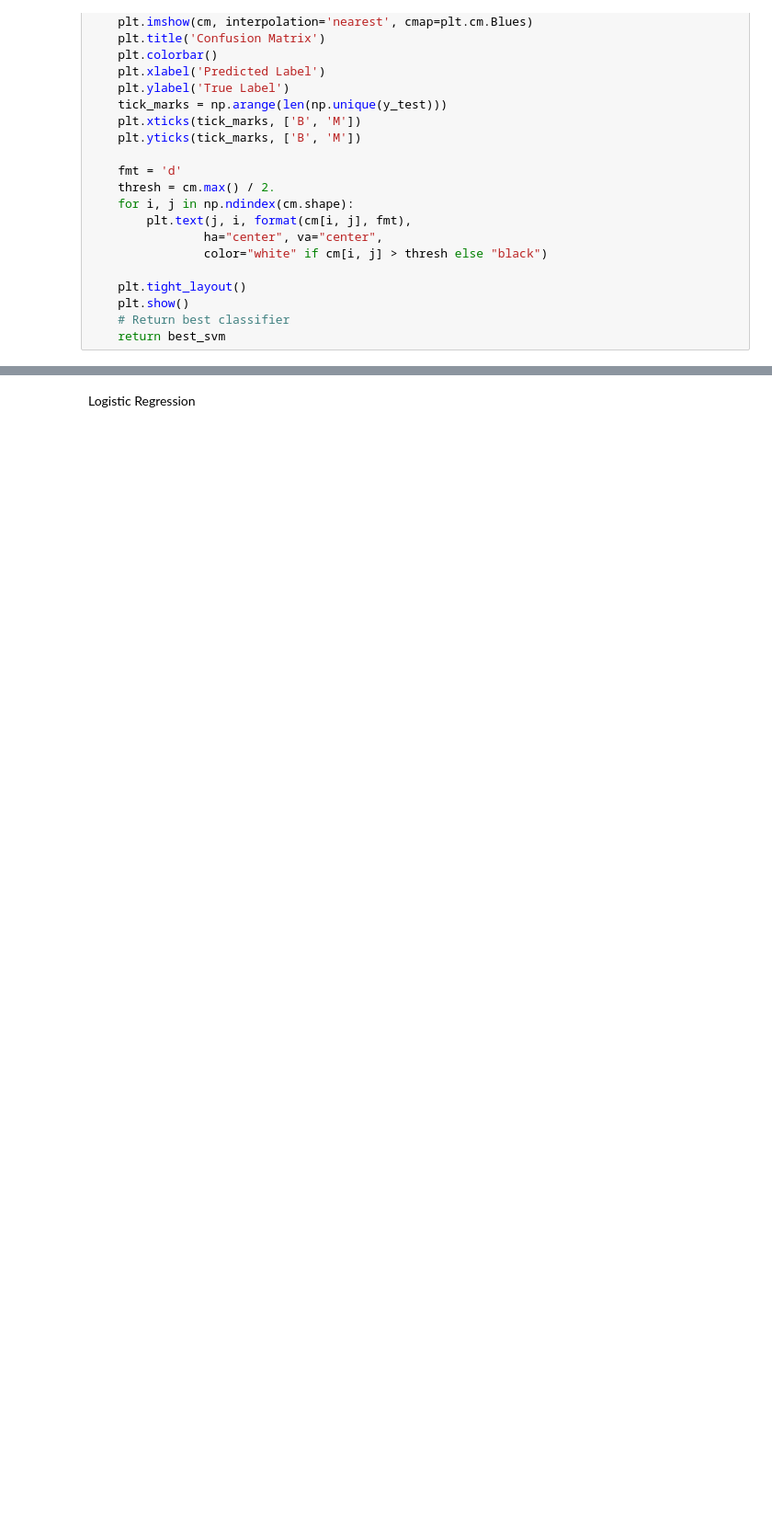
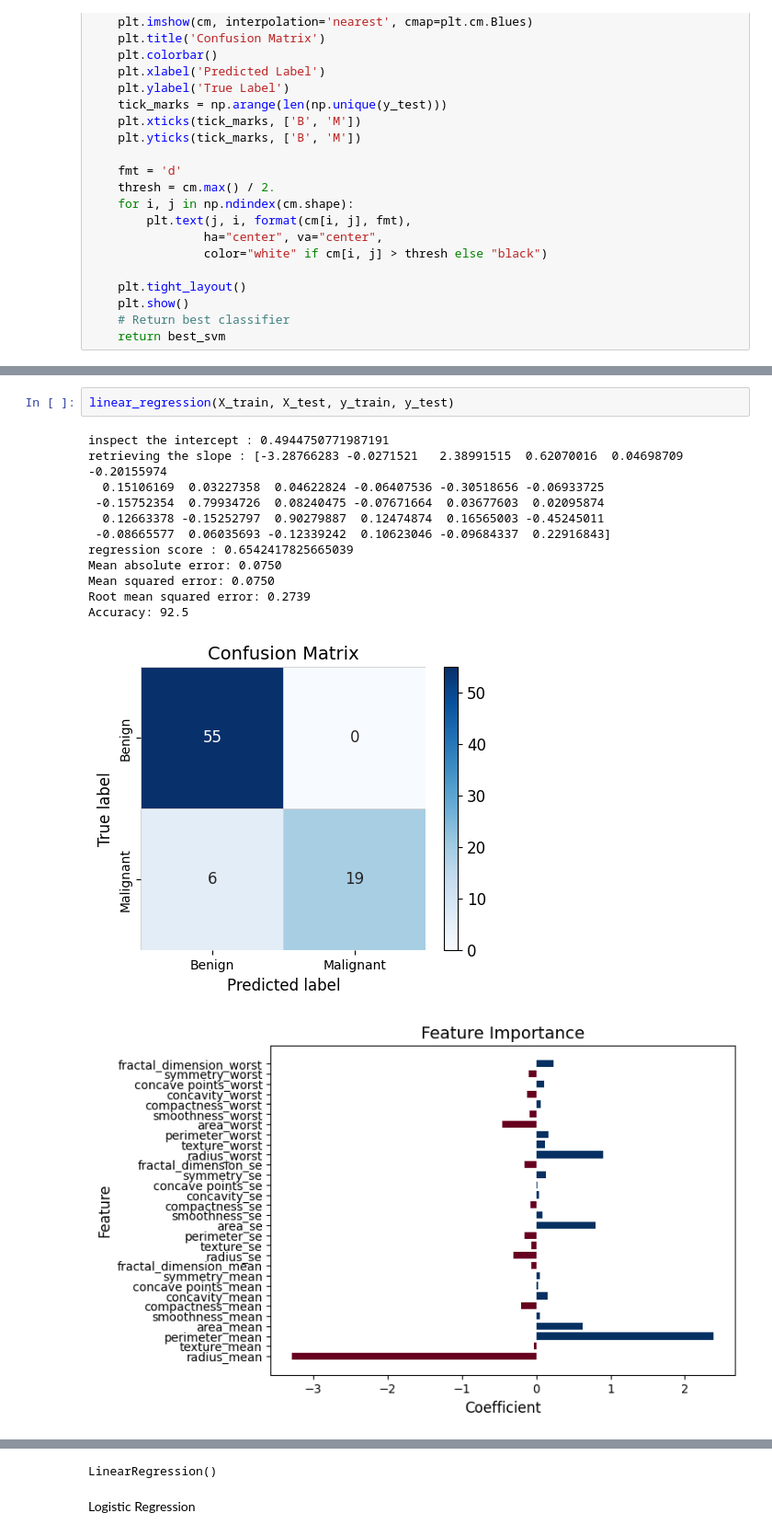
Before and after one commit to ZiadAssem/Breast-Cancer-Prediction, a Jupyter notebook: prediction.ipynb, the cells around one changed output, grey strips where cells are left out. Shown at 92% size. Cells and saved outputs as stored; diff of their text form; blank space fills up the shorter version.

```diff
--- a/prediction.ipynb
+++ b/prediction.ipynb
@@ -448,0 +676,16 @@ svm_classifier = svm(X_train, X_test, y_train, y_test)
+# %%
+linear_regression(X_train, X_test, y_train, y_test)
+# %% [output]
+inspect the intercept : 0.4944750771987191
+retrieving the slope : [-3.28766283 -0.0271521   2.38991515  0.62070016  0.04698709 -0.20155974
+  0.15106169  0.03227358  0.04622824 -0.06407536 -0.30518656 -0.06933725
+ -0.15752354  0.79934726  0.08240475 -0.07671664  0.03677603  0.02095874
+  0.12663378 -0.15252797  0.90279887  0.12474874  0.16565003 -0.45245011
+ -0.08665577  0.06035693 -0.12339242  0.10623046 -0.09684337  0.22916843]
+regression score : 0.6542417825665039
+Mean absolute error: 0.0750
+Mean squared error: 0.0750
+Root mean squared error: 0.2739
+Accuracy: 92.5
+[figure, added]
+[figure, added]
@@ -449,3 +693,4 @@ svm_classifier = svm(X_train, X_test, y_train, y_test)
+LinearRegression()
 # %% [markdown]
 Logistic Regression
 # %%
```
Also changed, not shown: parts of 19 cells of this notebook, 1 other file.
